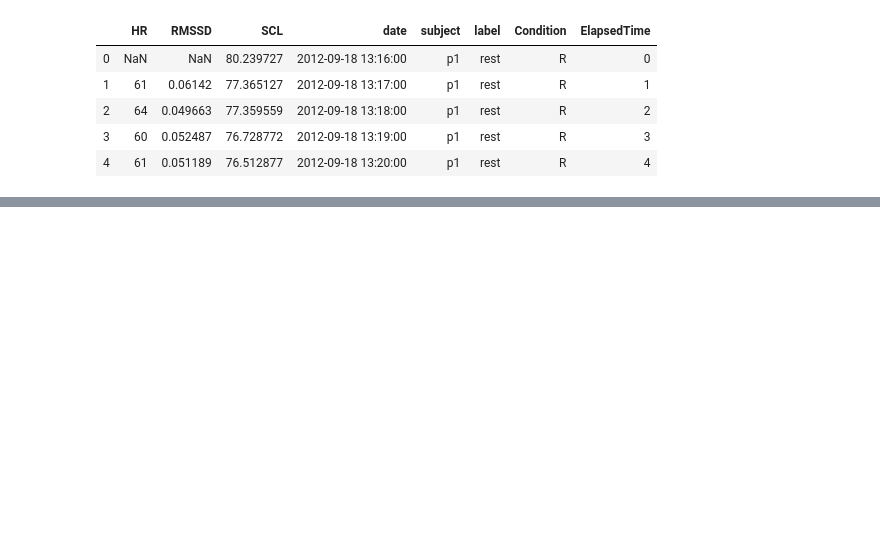
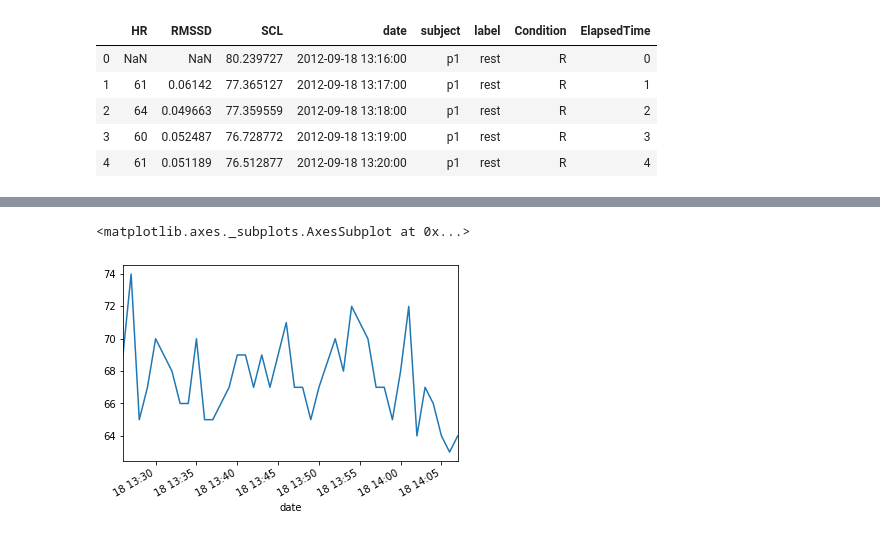
Before and after one commit to SachinGokal/capstone-two, a Jupyter notebook: notebooks/unprocessed.ipynb, the cells around one changed output, grey strips where cells are left out. Drawn from its saved outputs; the diff is of its cells as text; code cells hidden in the pictures; blank space fills up the shorter version.

```diff
--- a/notebooks/unprocessed.ipynb
+++ b/notebooks/unprocessed.ipynb
@@ -181,3 +186,5 @@ df.head()
 | 2 | 64 | 0.049663 | 77.359559 | 2012-09-18 13:18:00 | p1 | rest | R | 2 |
 | 3 | 60 | 0.052487 | 76.728772 | 2012-09-18 13:19:00 | p1 | rest | R | 3 |
 | 4 | 61 | 0.051189 | 76.512877 | 2012-09-18 13:20:00 | p1 | rest | R | 4 |
+# %%
+new_df = df.dropna()
@@ -183,0 +207,5 @@ df.head()
+# %%
+new_df[(new_df['subject'] == 'p1') & (new_df['label'] == 'no stress')]['HR'].plot()
+# %% [output]
+<matplotlib.axes._subplots.AxesSubplot at 0x...>
+[figure, added]
```
Also changed, not shown: parts of 10 cells of this notebook, 1 other file.
